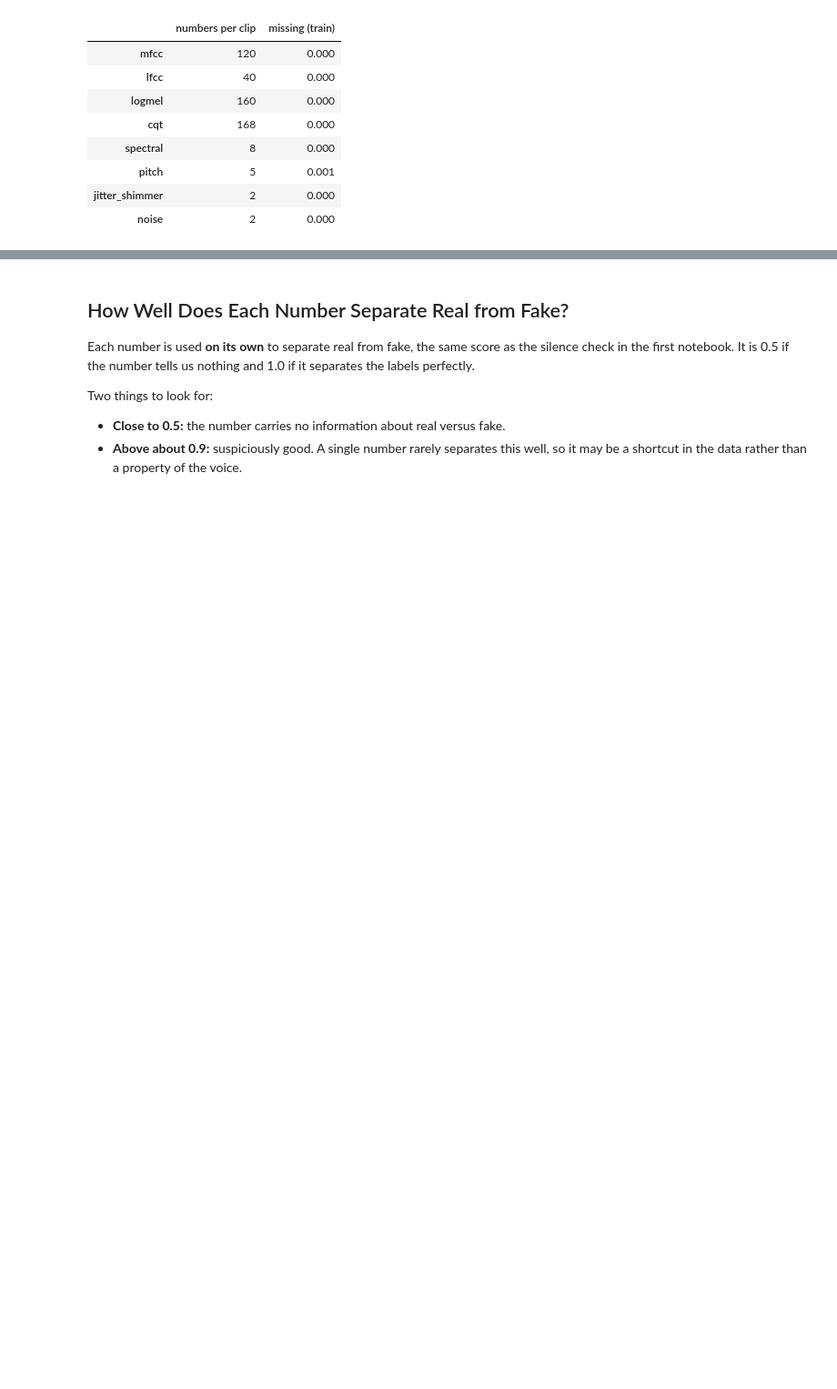
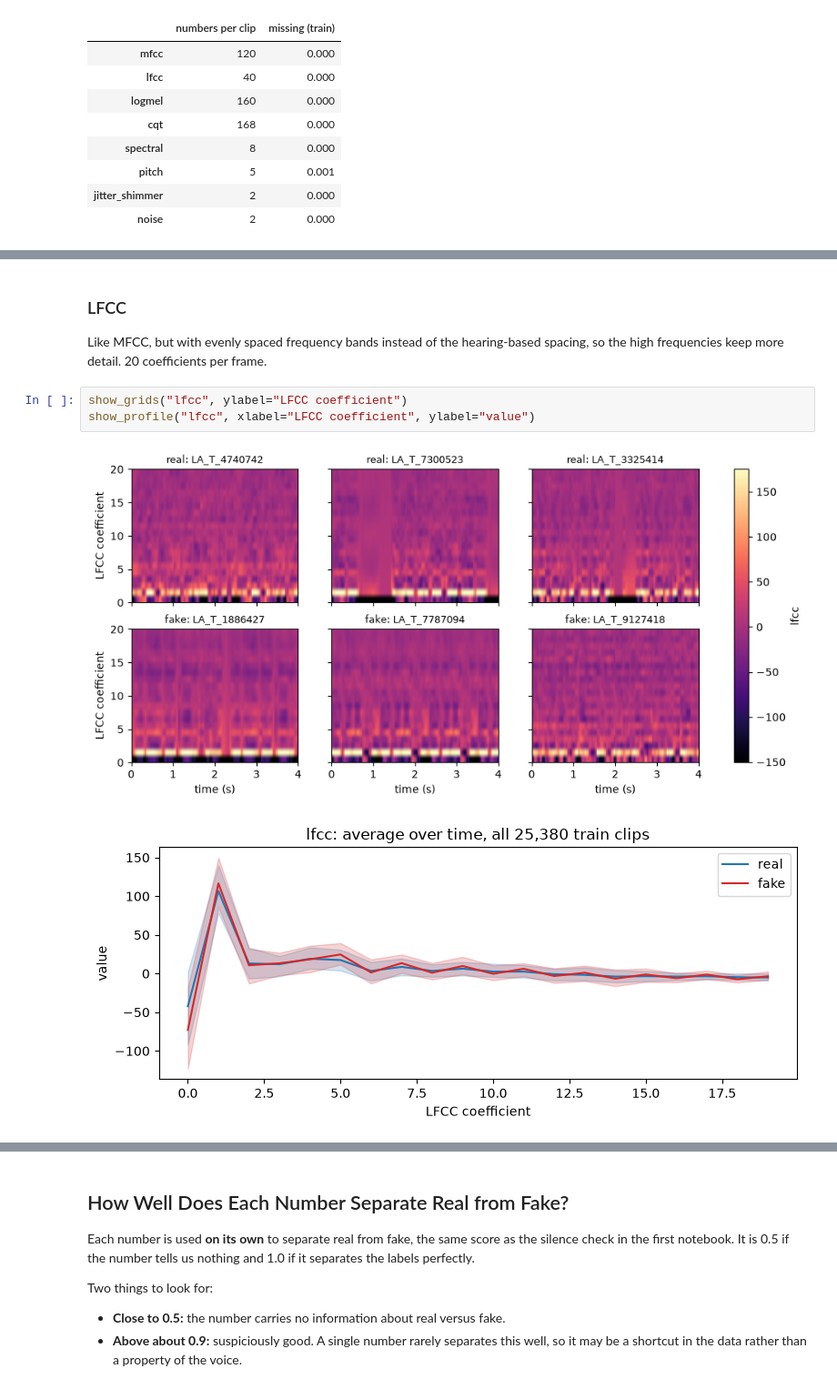
Before and after one commit to SarahMa12/VishingDetector, a Jupyter notebook: notebooks/02_feature_checks.ipynb, the cells around one changed output, grey strips where cells are left out. Shown at 91% size. Drawn from its saved outputs; the diff is of its cells as text; blank space fills up the shorter version.

```diff
--- a/notebooks/02_feature_checks.ipynb
+++ b/notebooks/02_feature_checks.ipynb
@@ -123,0 +273,10 @@ pd.DataFrame({
+# %% [markdown]
+### LFCC
+
+Like MFCC, but with evenly spaced frequency bands instead of the hearing-based spacing, so the high frequencies keep more detail. 20 coefficients per frame.
+# %%
+show_grids("lfcc", ylabel="LFCC coefficient")
+show_profile("lfcc", xlabel="LFCC coefficient", ylabel="value")
+# %% [output]
+[figure, added]
+[figure, added]
```
Also changed, not shown: parts of 28 cells of this notebook.
